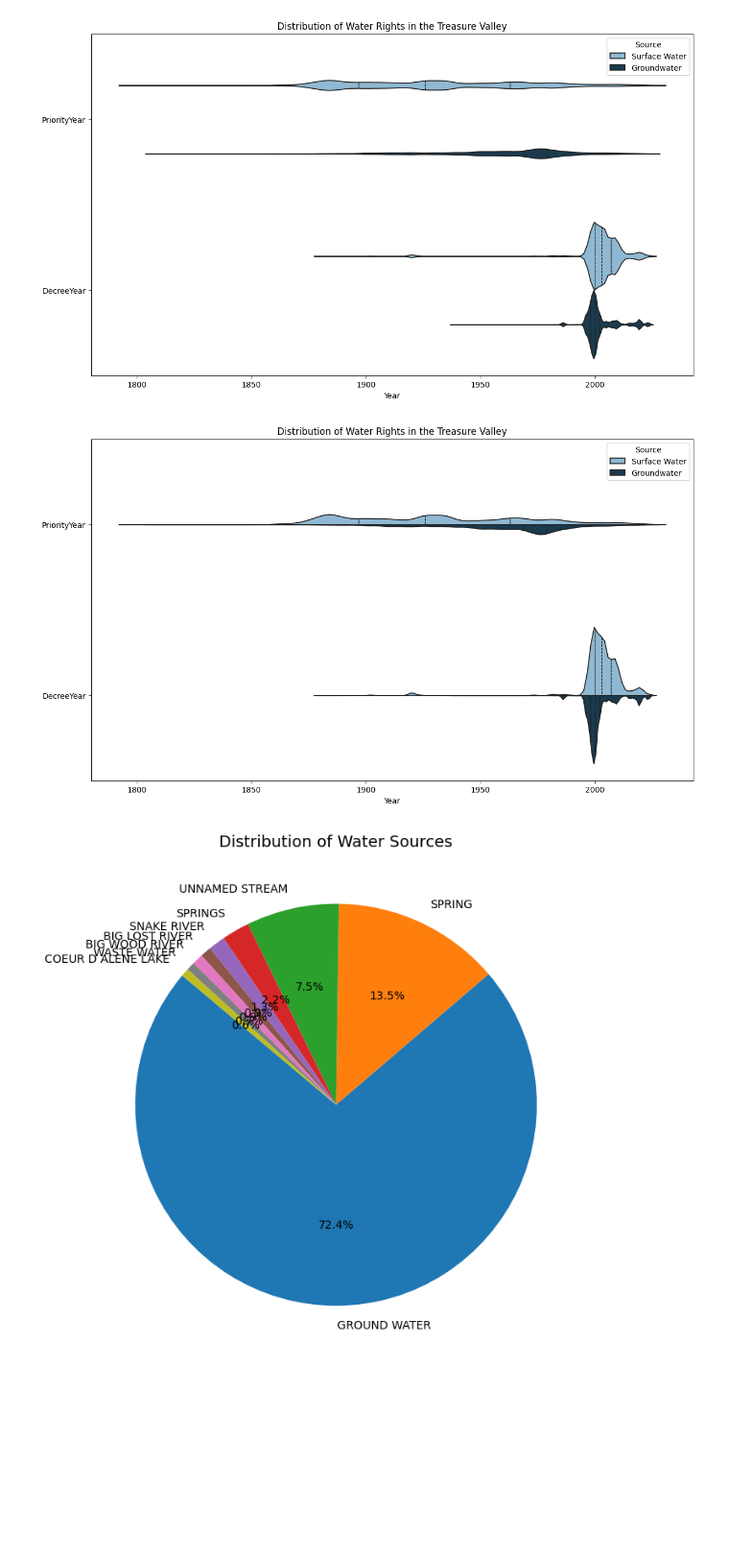
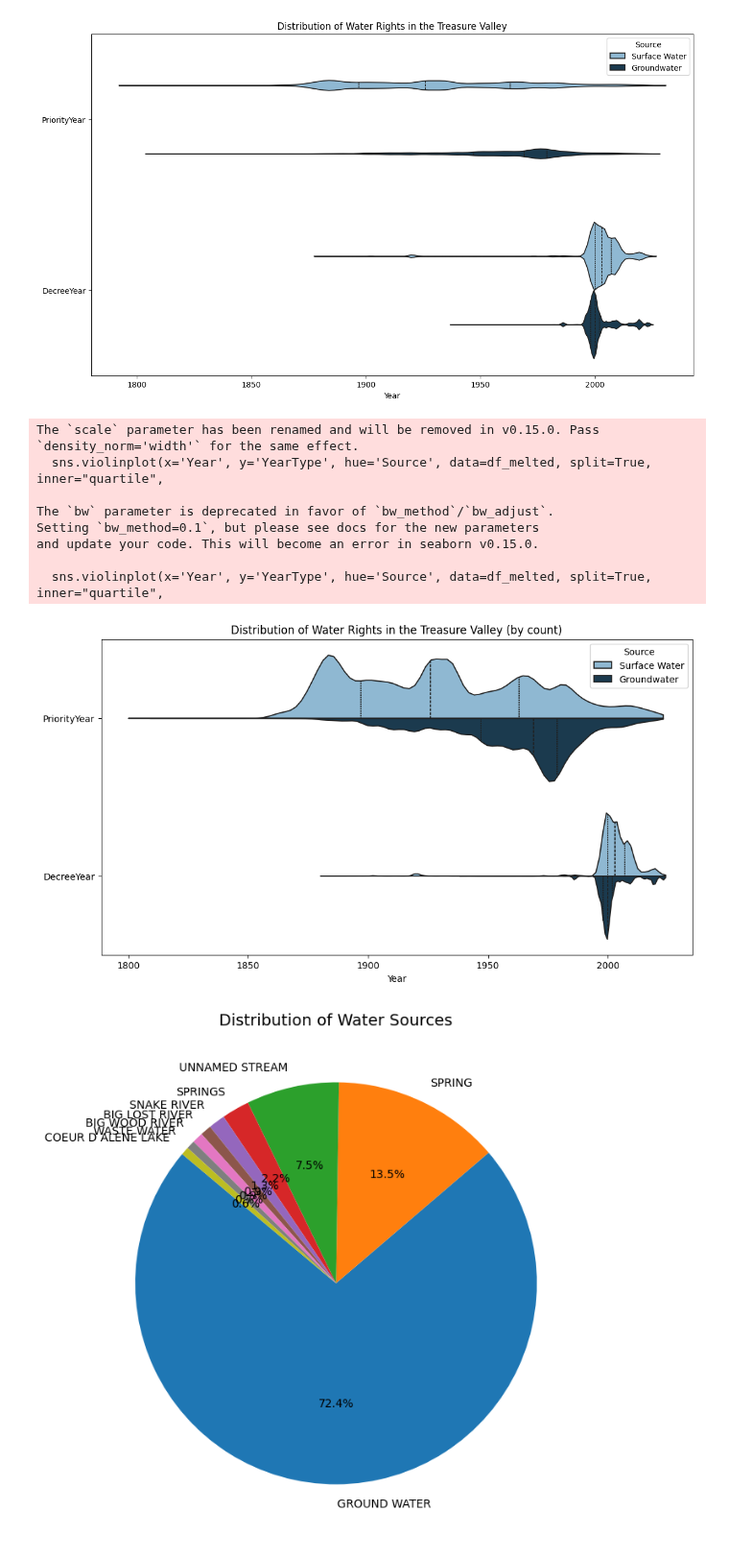
Before and after one commit to carlibeisel/Drains_Lower_Boise_River, a Jupyter notebook: *water_rights.ipynb, the cells around one changed output. Shown at 96% size. Drawn from its saved outputs; the diff is of its cells as text; code cells hidden in the pictures; blank space fills up the shorter version.

```diff
--- a/*water_rights.ipynb
+++ b/*water_rights.ipynb
@@ -804,33 +804,48 @@ plt.show()
 # %%
 # ----------------------------------- #
 #   Figure for All of TV (SW/GW)
 #      (violin plot split)
 #      (priority + decree)
 # ----------------------------------- #
 
 df = pd.read_csv('/content/drive/MyDrive/Data/Model Modifications/water_rights/lbrb_water_rights.csv')
 df['PriorityDa'] = pd.to_datetime(df['PriorityDa'])
 df['DecreedDat'] = pd.to_datetime(df['DecreedDat'])
 df['PriorityYear'] = df['PriorityDa'].dt.year
 df['DecreeYear'] = df['DecreedDat'].dt.year
 
 df['Source'] = df['Source'].apply(lambda x: 'Groundwater' if x == 'GROUND WATER' else 'Surface Water')
 
+# Melt the dataframe to make it suitable for Seaborn's plotting functions
 df_melted = pd.melt(df, id_vars=['Source'],
                     value_vars=['PriorityYear', 'DecreeYear'],
                     var_name='YearType', value_name='Year')
 
 custom_palette = {'Groundwater': '#133C56', 'Surface Water': '#84BBDD'}
 
-plt.figure(figsize=(14, 8))
-sns.violinplot(x='Year', y='YearType', hue='Source', data=df_melted, split=True, inner="quartile", palette=custom_palette)
+plt.figure(figsize=(10, 6))
+
+# reduced spacing between violins using `bw` and `cut`
+sns.violinplot(x='Year', y='YearType', hue='Source', data=df_melted, split=True, inner="quartile",
+               palette=custom_palette, bw=0.1, cut=0, scale='width')
+
+plt.subplots_adjust(left=0.05, right=0.95, top=0.9, bottom=0.1) # tight fit between plots
 
 plt.ylabel('')
-plt.title('Distribution of Water Rights in the Treasure Valley')
+plt.title('Distribution of Water Rights in the Treasure Valley (by count)')
+
 plt.savefig('/content/drive/MyDrive/Carli Thesis/Figures/Water Rights/violin_all_data.png')
 plt.show()
 # %% [output]
+The `scale` parameter has been renamed and will be removed in v0.15.0. Pass `density_norm='width'` for the same effect.
+  sns.violinplot(x='Year', y='YearType', hue='Source', data=df_melted, split=True, inner="quartile",
+
+The `bw` parameter is deprecated in favor of `bw_method`/`bw_adjust`.
+Setting `bw_method=0.1`, but please see docs for the new parameters
+and update your code. This will become an error in seaborn v0.15.0.
+
+  sns.violinplot(x='Year', y='YearType', hue='Source', data=df_melted, split=True, inner="quartile",
-[figure, old version]
+[figure, new version]
 # %%
 # ----------------------------------- #
 #   Water Sources in the LBRB (pie)   #
```
